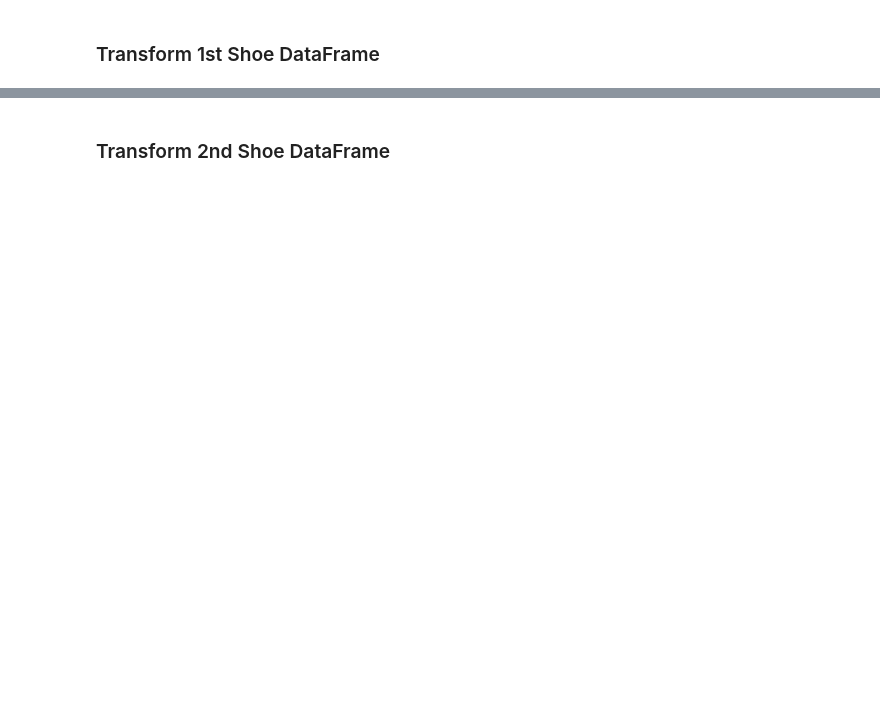
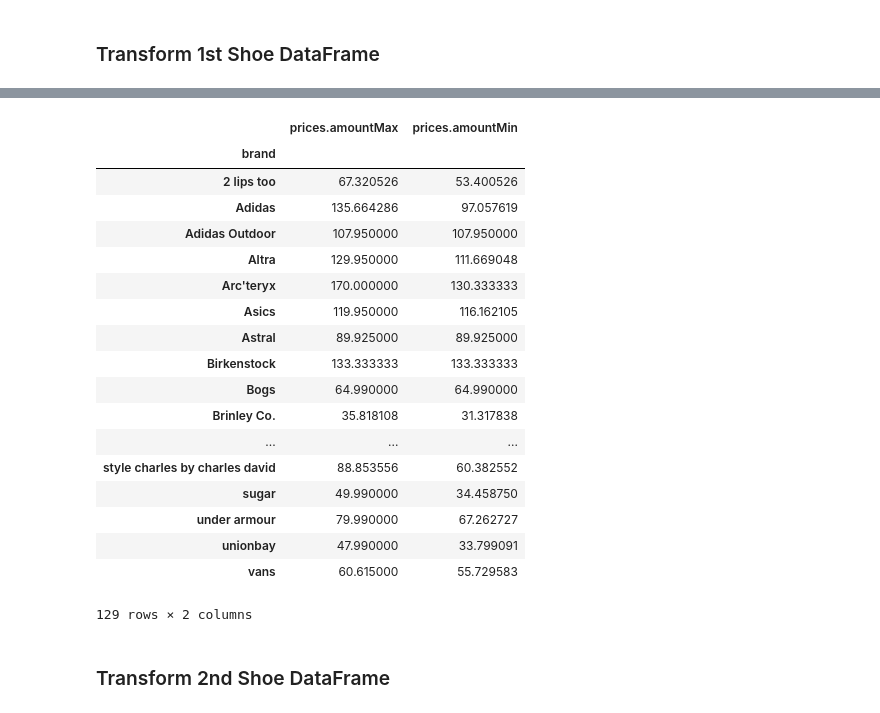
Before and after one commit to jazminhicks/ETL, a Jupyter notebook: shoes_etl.ipynb, the cells around one changed output, grey strips where cells are left out. Saved outputs shown, nothing was run; the diff lists cells and outputs as text; code cells hidden in the pictures; blank space fills up the shorter version.

```diff
--- a/shoes_etl.ipynb
+++ b/shoes_etl.ipynb
@@ -47,3 +148,25 @@ shoes_one_transformed.head()
+# %%
+shoes_one_transformed.groupby('brand').mean()
+# %% [output]
+|  | prices.amountMax | prices.amountMin |
+| brand |  |  |
+| 2 lips too | 67.320526 | 53.400526 |
+| Adidas | 135.664286 | 97.057619 |
+| Adidas Outdoor | 107.950000 | 107.950000 |
+| Altra | 129.950000 | 111.669048 |
+| Arc'teryx | 170.000000 | 130.333333 |
+| Asics | 119.950000 | 116.162105 |
+| Astral | 89.925000 | 89.925000 |
+| Birkenstock | 133.333333 | 133.333333 |
+| Bogs | 64.990000 | 64.990000 |
+| Brinley Co. | 35.818108 | 31.317838 |
+| ... | ... | ... |
+| style charles by charles david | 88.853556 | 60.382552 |
+| sugar | 49.990000 | 34.458750 |
+| under armour | 79.990000 | 67.262727 |
+| unionbay | 47.990000 | 33.799091 |
+| vans | 60.615000 | 55.729583 |
+129 rows × 2 columns
 # %% [markdown]
 ### Transform 2nd Shoe DataFrame
 # %%
```
Also changed, not shown: parts of 12 cells of this notebook.
